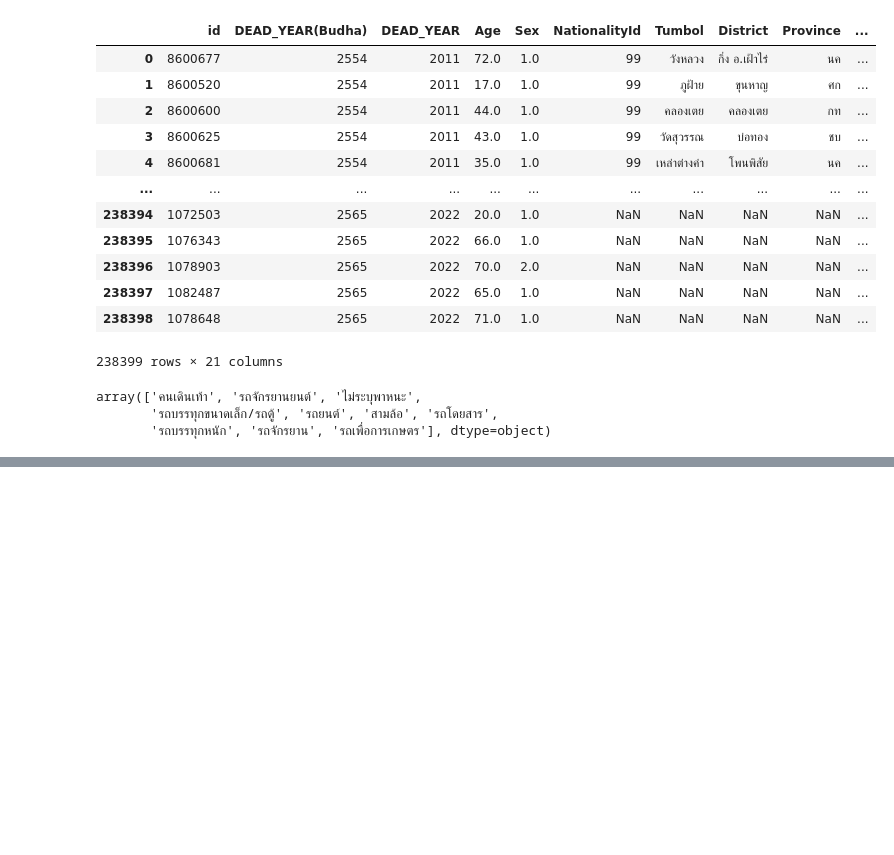
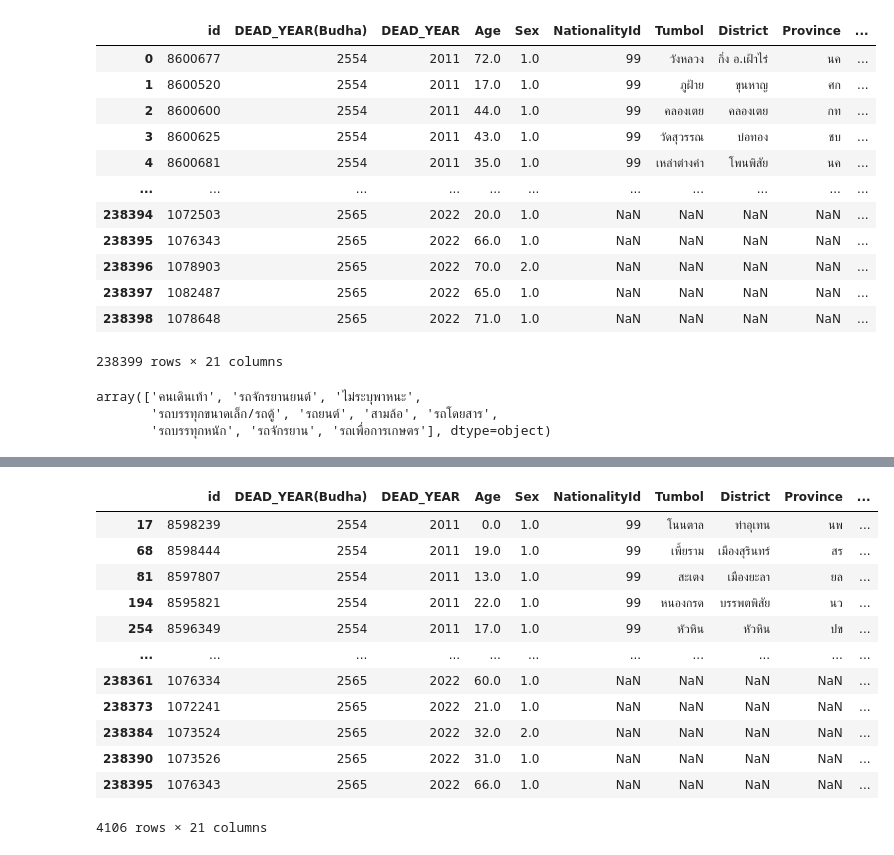
Before and after one commit to Pxngpond99/dashborad_with_my_team, a Jupyter notebook: data_analize.ipynb, the cells around one changed output, grey strips where cells are left out. Saved outputs shown, nothing was run; the diff lists cells and outputs as text; code cells hidden in the pictures; blank space fills up the shorter version.

```diff
--- a/data_analize.ipynb
+++ b/data_analize.ipynb
@@ -24,0 +76,17 @@ array(['คนเดินเท้า', 'รถจักรยานยนต
+# %%
+small_trucks_vans = df[df["Vehicle"].str.contains("รถบรรทุกขนาดเล็ก/รถตู้")]
+small_trucks_vans
+# %% [output]
+|  | id | DEAD_YEAR(Budha) | DEAD_YEAR | Age | Sex | NationalityId | Tumbol | District | Province | ... |
+| 17 | 8598239 | 2554 | 2011 | 0.0 | 1.0 | 99 | โนนตาล | ท่าอุเทน | นพ | ... |
+| 68 | 8598444 | 2554 | 2011 | 19.0 | 1.0 | 99 | เพี้ยราม | เมืองสุรินทร์ | สร | ... |
+| 81 | 8597807 | 2554 | 2011 | 13.0 | 1.0 | 99 | สะเตง | เมืองยะลา | ยล | ... |
+| 194 | 8595821 | 2554 | 2011 | 22.0 | 1.0 | 99 | หนองกรด | บรรพตพิสัย | นว | ... |
+| 254 | 8596349 | 2554 | 2011 | 17.0 | 1.0 | 99 | หัวหิน | หัวหิน | ปข | ... |
+| ... | ... | ... | ... | ... | ... | ... | ... | ... | ... | ... |
+| 238361 | 1076334 | 2565 | 2022 | 60.0 | 1.0 | NaN | NaN | NaN | NaN | ... |
+| 238373 | 1072241 | 2565 | 2022 | 21.0 | 1.0 | NaN | NaN | NaN | NaN | ... |
+| 238384 | 1073524 | 2565 | 2022 | 32.0 | 2.0 | NaN | NaN | NaN | NaN | ... |
+| 238390 | 1073526 | 2565 | 2022 | 31.0 | 1.0 | NaN | NaN | NaN | NaN | ... |
+| 238395 | 1076343 | 2565 | 2022 | 66.0 | 1.0 | NaN | NaN | NaN | NaN | ... |
+4106 rows × 21 columns
```
Also changed, not shown: parts of 9 cells of this notebook.
